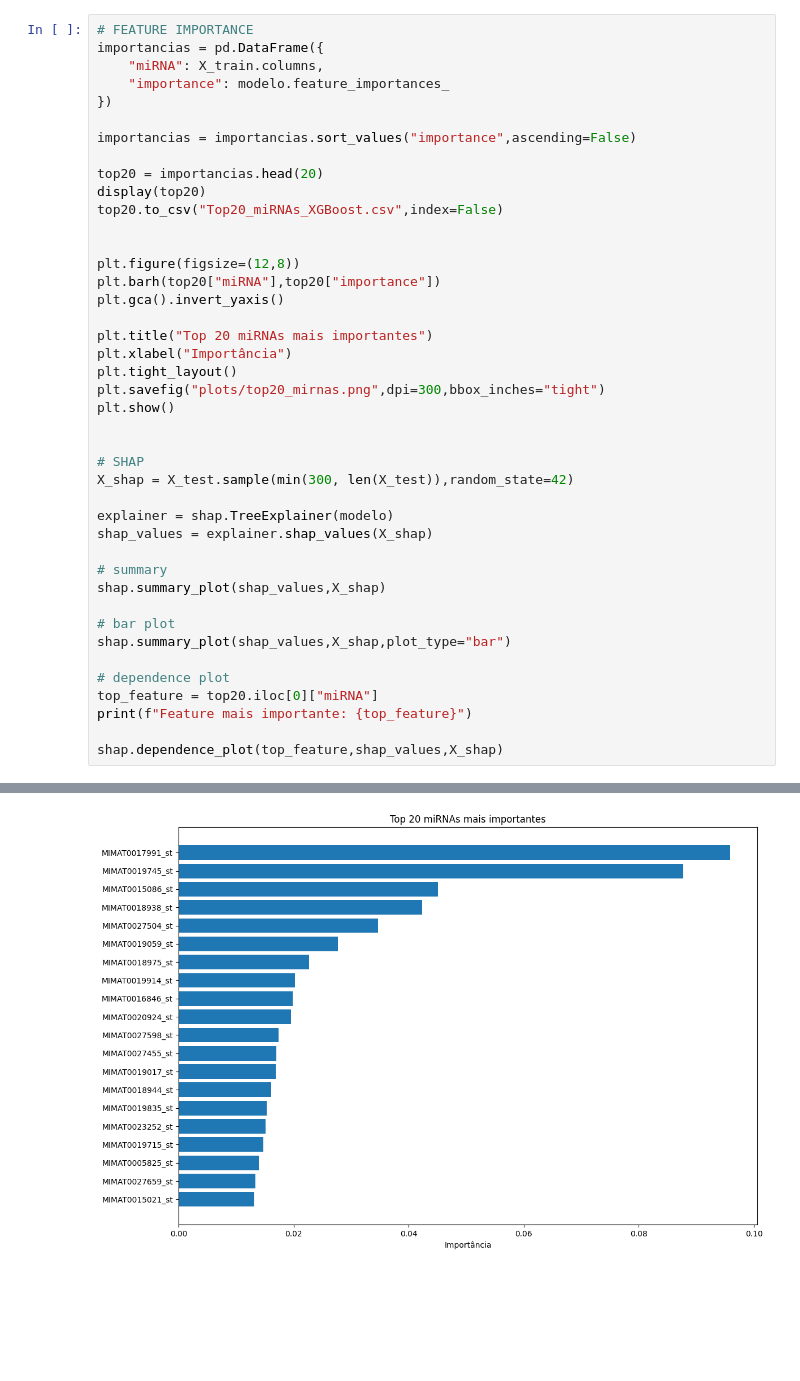
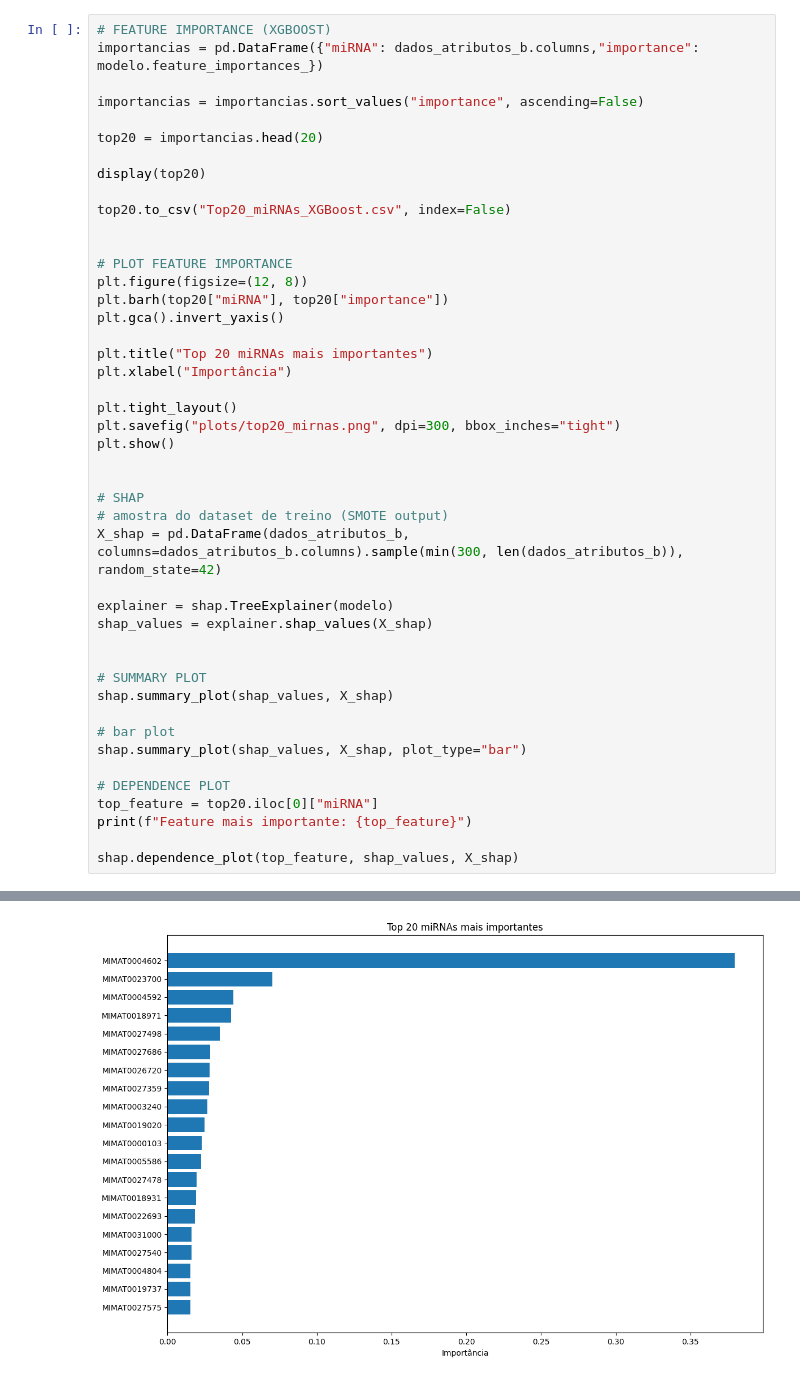
Before and after one commit to cassi-du/TCC_Mirnas, a Jupyter notebook: XGBoost/XGBoost.ipynb, the cells around one changed output, grey strips where cells are left out. Saved outputs shown, nothing was run; the diff lists cells and outputs as text; blank space fills up the shorter version.

Commit message:
Mudancas p/ nova base de dados

```diff
--- a/XGBoost/XGBoost.ipynb
+++ b/XGBoost/XGBoost.ipynb
@@ -281,44 +241,47 @@ plt.show()
 # %%
-# FEATURE IMPORTANCE
-importancias = pd.DataFrame({
-    "miRNA": X_train.columns,
-    "importance": modelo.feature_importances_
-})
+# FEATURE IMPORTANCE (XGBOOST)
+importancias = pd.DataFrame({"miRNA": dados_atributos_b.columns,"importance": modelo.feature_importances_})
 
-importancias = importancias.sort_values("importance",ascending=False)
+importancias = importancias.sort_values("importance", ascending=False)
 
 top20 = importancias.head(20)
+
 display(top20)
-top20.to_csv("Top20_miRNAs_XGBoost.csv",index=False)
+
+top20.to_csv("Top20_miRNAs_XGBoost.csv", index=False)
 
 
-plt.figure(figsize=(12,8))
-plt.barh(top20["miRNA"],top20["importance"])
+# PLOT FEATURE IMPORTANCE
+plt.figure(figsize=(12, 8))
+plt.barh(top20["miRNA"], top20["importance"])
 plt.gca().invert_yaxis()
 
 plt.title("Top 20 miRNAs mais importantes")
 plt.xlabel("Importância")
+
 plt.tight_layout()
-plt.savefig("plots/top20_mirnas.png",dpi=300,bbox_inches="tight")
+plt.savefig("plots/top20_mirnas.png", dpi=300, bbox_inches="tight")
 plt.show()
 
 
 # SHAP
-X_shap = X_test.sample(min(300, len(X_test)),random_state=42)
+# amostra do dataset de treino (SMOTE output)
+X_shap = pd.DataFrame(dados_atributos_b, columns=dados_atributos_b.columns).sample(min(300, len(dados_atributos_b)), random_state=42)
 
 explainer = shap.TreeExplainer(modelo)
 shap_values = explainer.shap_values(X_shap)
 
-# summary
-shap.summary_plot(shap_values,X_shap)
+
+# SUMMARY PLOT
+shap.summary_plot(shap_values, X_shap)
 
 # bar plot
-shap.summary_plot(shap_values,X_shap,plot_type="bar")
+shap.summary_plot(shap_values, X_shap, plot_type="bar")
 
-# dependence plot
+# DEPENDENCE PLOT
 top_feature = top20.iloc[0]["miRNA"]
 print(f"Feature mais importante: {top_feature}")
 
-shap.dependence_plot(top_feature,shap_values,X_shap)
+shap.dependence_plot(top_feature, shap_values, X_shap)
 # %% [output]
 |  | miRNA | importance |
@@ -341 +304 @@ shap.dependence_plot(top_feature,shap_values,X_shap)
-[figure, old version]
+[figure, new version]
```
Also changed, not shown: parts of 8 cells of this notebook, 12 other files.
